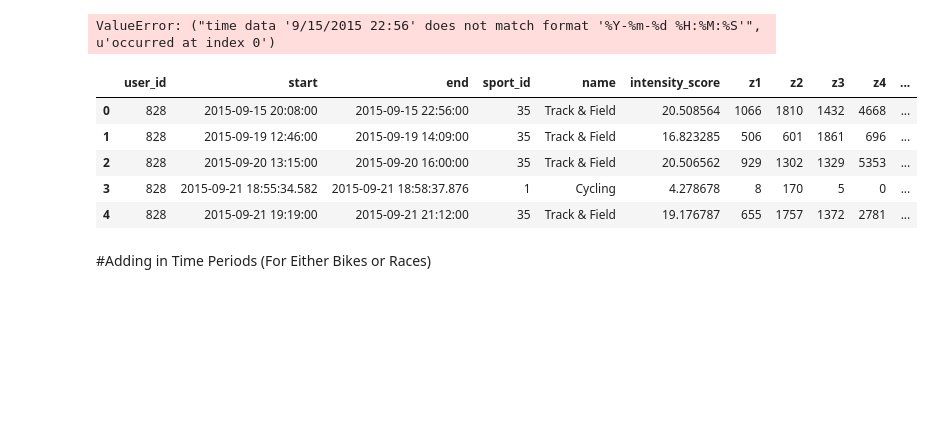
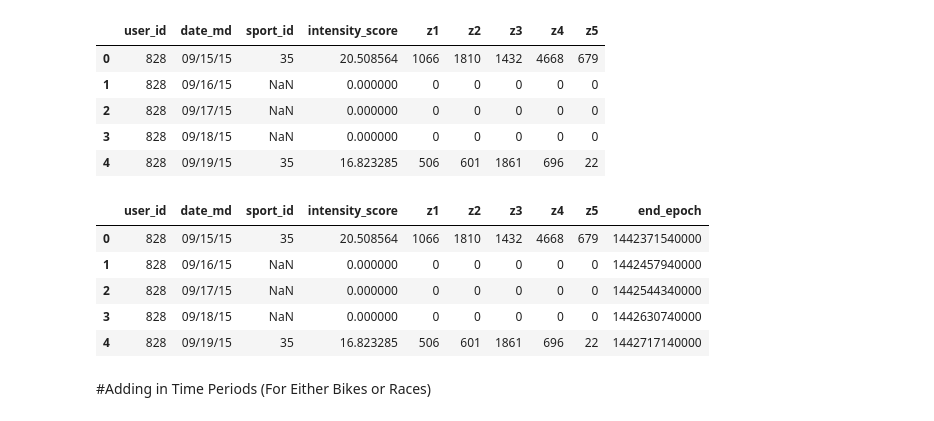
Before and after one commit to callen13/Senior_Thesis, a Jupyter notebook: workout_analysis.ipynb, the cells around one changed output. Drawn from its saved outputs; the diff is of its cells as text; code cells hidden in the pictures; blank space fills up the shorter version.

Commit message:
Finished workout_analysis, ran more regressions

```diff
--- a/workout_analysis.ipynb
+++ b/workout_analysis.ipynb
@@ -14,11 +14,12 @@ sns.set_style("whitegrid")
 sns.set_context("poster")
 import time
 # %%
-workouts = pd.read_csv('workouts.csv')
-workouts = workouts[workouts.user_id!=2509]
-workouts = workouts[workouts.user_id!=2461]
-workouts.to_csv('workouts_temp.csv')
+#workouts = pd.read_csv('workouts.csv')
+#workouts = workouts[workouts.user_id!=2509]
+#workouts = workouts[workouts.user_id!=2461]
+#workouts.to_csv('workouts_temp.csv')
 
 #Manually input missing days
 
-#workouts = pd.read_csv('workouts_temp.csv')
+workouts = pd.read_csv('workouts_temp.csv')
+workouts.head()
@@ -25,3 +33,22 @@ workouts.to_csv('workouts_temp.csv')
+# %%
+#Getting workouts down to 1 per day, with the summation of z1/z2/z3/z4/z5
+workouts2 = workouts.groupby(['user_id', 'date_md']).sum().reset_index()
+workouts2 = workouts2.sort(['user_id', 'date_md'], ascending=[True, True])
+workouts2['z1'].fillna(0, inplace=True)
+workouts2['z2'].fillna(0, inplace=True)
+workouts2['z3'].fillna(0, inplace=True)
+workouts2['z4'].fillna(0, inplace=True)
+workouts2['z5'].fillna(0, inplace=True)
+workouts2['intensity_score'].fillna(0, inplace=True)
+# %%
+workouts2.head()
+# %% [output]
+|  | user_id | date_md | sport_id | intensity_score | z1 | z2 | z3 | z4 | z5 |
+| 0 | 828 | 09/15/15 | 35 | 20.508564 | 1066 | 1810 | 1432 | 4668 | 679 |
+| 1 | 828 | 09/16/15 | NaN | 0.000000 | 0 | 0 | 0 | 0 | 0 |
+| 2 | 828 | 09/17/15 | NaN | 0.000000 | 0 | 0 | 0 | 0 | 0 |
+| 3 | 828 | 09/18/15 | NaN | 0.000000 | 0 | 0 | 0 | 0 | 0 |
+| 4 | 828 | 09/19/15 | 35 | 16.823285 | 506 | 601 | 1861 | 696 | 22 |
 # %%
 def epoch_end_convert(df):
     '''
@@ -29,25 +56,19 @@ def epoch_end_convert(df):
     inputs:
         df = dataframe name
     '''
-    try:
-        return (int(time.mktime(time.strptime(df['end'], '%Y-%m-%d %H:%M:%S'))) - 14400)*1000
-    except:
-        #handles activities that have fractions of a second included
-        return (int(time.mktime(time.strptime(df['end'][:19], '%Y-%m-%d %H:%M:%S'))) - 14400)*1000
+    return (int(time.mktime(time.strptime(df['date_md']+' 23:59', '%m/%d/%y %H:%M'))) - 4400)*1000
 # %%
 #workouts_subset['end_epoch'] = workouts_subset.apply(epoch_end_convert, axis=1)
-workouts['end_epoch'] = workouts.apply(epoch_end_convert, axis=1)
+workouts2['end_epoch'] = workouts2.apply(epoch_end_convert, axis=1)
-# %% [output]
-ValueError: ("time data '9/15/2015 22:56' does not match format '%Y-%m-%d %H:%M:%S'", u'occurred at index 0')
 # %%
-workouts.head()
+workouts2.head()
 # %% [output]
-|  | user_id | start | end | sport_id | name | intensity_score | z1 | z2 | z3 | z4 | ... |
-| 0 | 828 | 2015-09-15 20:08:00 | 2015-09-15 22:56:00 | 35 | Track & Field | 20.508564 | 1066 | 1810 | 1432 | 4668 | ... |
-| 1 | 828 | 2015-09-19 12:46:00 | 2015-09-19 14:09:00 | 35 | Track & Field | 16.823285 | 506 | 601 | 1861 | 696 | ... |
-| 2 | 828 | 2015-09-20 13:15:00 | 2015-09-20 16:00:00 | 35 | Track & Field | 20.506562 | 929 | 1302 | 1329 | 5353 | ... |
-| 3 | 828 | 2015-09-21 18:55:34.582 | 2015-09-21 18:58:37.876 | 1 | Cycling | 4.278678 | 8 | 170 | 5 | 0 | ... |
-| 4 | 828 | 2015-09-21 19:19:00 | 2015-09-21 21:12:00 | 35 | Track & Field | 19.176787 | 655 | 1757 | 1372 | 2781 | ... |
+|  | user_id | date_md | sport_id | intensity_score | z1 | z2 | z3 | z4 | z5 | end_epoch |
+| 0 | 828 | 09/15/15 | 35 | 20.508564 | 1066 | 1810 | 1432 | 4668 | 679 | 1442371540000 |
+| 1 | 828 | 09/16/15 | NaN | 0.000000 | 0 | 0 | 0 | 0 | 0 | 1442457940000 |
+| 2 | 828 | 09/17/15 | NaN | 0.000000 | 0 | 0 | 0 | 0 | 0 | 1442544340000 |
+| 3 | 828 | 09/18/15 | NaN | 0.000000 | 0 | 0 | 0 | 0 | 0 | 1442630740000 |
+| 4 | 828 | 09/19/15 | 35 | 16.823285 | 506 | 601 | 1861 | 696 | 22 | 1442717140000 |
 # %% [markdown]
 #Adding in Time Periods (For Either Bikes or Races)
 # %%
```
Also changed, not shown: parts of 10 cells of this notebook, 1 other file.
